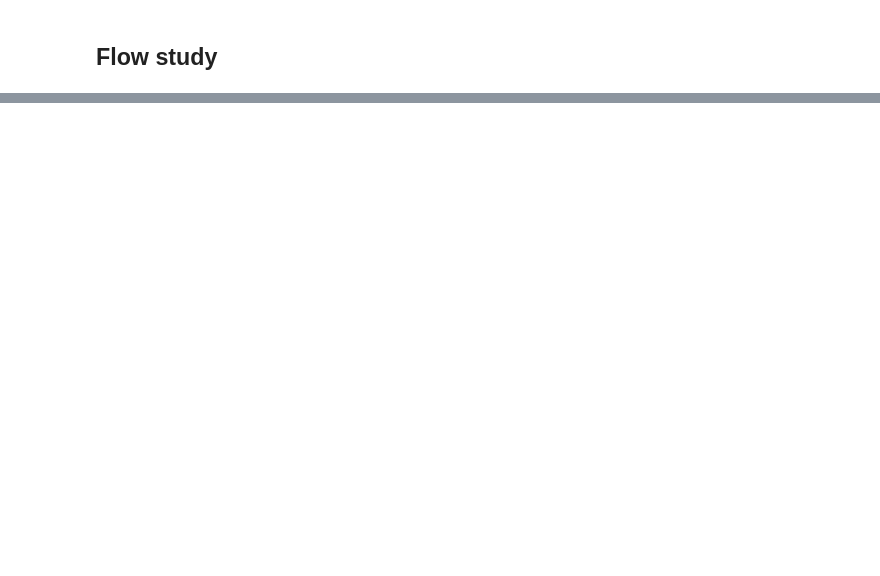
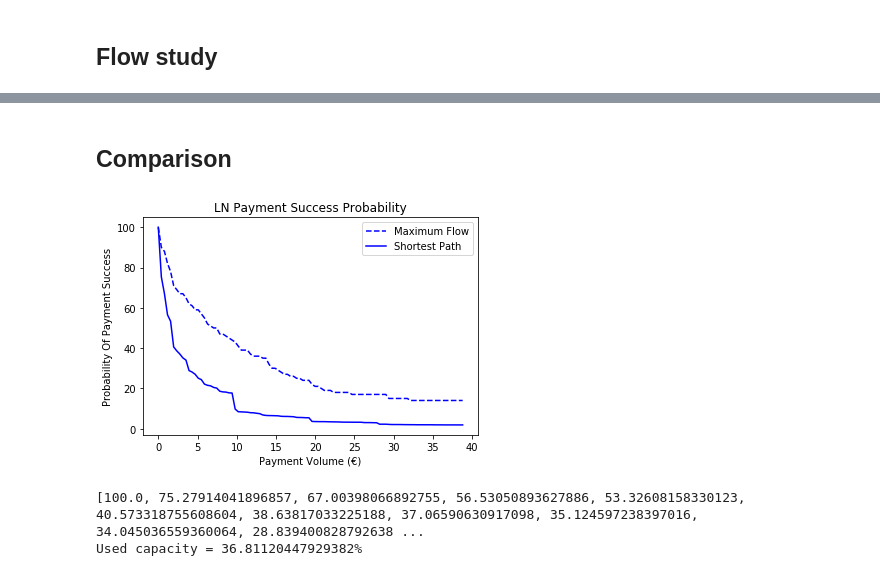
Before and after one commit to jsmvalente/lightningRoutingStudy, a Jupyter notebook: notebooks/flowStudy.ipynb, the cells around one changed output, grey strips where cells are left out. Saved outputs shown, nothing was run; the diff lists cells and outputs as text; code cells hidden in the pictures; blank space fills up the shorter version.

```diff
--- a/notebooks/flowStudy.ipynb
+++ b/notebooks/flowStudy.ipynb
@@ -155,0 +129,26 @@ Total time estimation is:  44469  seconds
+# %%
+import matplotlib.pyplot as plt
+
+# Graph with Probability of payment success as a function of payments size (satoshis)
+totalFlows = flowsWithCapacity[0]
+paymentProbFlow = [(i/totalFlows)*100 for i in flowsWithCapacity]
+paymentSizeFlow = [10000*i for i in range(0,100)]
+
+plt.plot(paymentSizeFlow, paymentProbFlow, 'b')
+plt.title("LN Biggest Flow Payment Success Probability")
+plt.ylabel("Probability Of Payment Success")
+plt.xlabel("Payment Volume (Sats)")
+
+plt.show()
+
+# Graph with Probability of payment success as a function of payments size (€)
+totalFlows = flowsWithCapacity[0]
+paymentProbFlow = [(i/totalFlows)*100 for i in flowsWithCapacity]
+paymentSizeFlow = [(10000*i)*0.00003920 for i in range(0,100)]
+
+plt.plot(paymentSizeFlow, paymentProbFlow, 'b')
+plt.title("LN Biggest Flow Payment Success Probability")
+plt.ylabel("Probability Of Payment Success")
+plt.xlabel("Payment Volume (€)")
+
+plt.show()
@@ -155,0 +158,24 @@ Total time estimation is:  44469  seconds
+# %% [markdown]
+## Comparison
+# %%
+#Compare the two graphs
+
+plt.title("LN Payment Success Probability")
+plt.ylabel("Probability Of Payment Success")
+plt.xlabel("Payment Volume (€)")
+
+plt.plot(paymentSizeFlow, paymentProbFlow, 'b', linestyle='--', label="Maximum Flow")
+plt.plot(paymentSizePath, paymentProbPath, 'b', label="Shortest Path")
+plt.legend()
+plt.show()
+# %% [output]
+[figure, added]
+# %%
+used_capacity = sum(paymentProbPath)/sum(paymentProbFlow)
+
+print(paymentProbPath)
+
+print("Used capacity = " + str(used_capacity*100) + "%")
+# %% [output]
+[100.0, 75.27914041896857, 67.00398066892755, 56.53050893627886, 53.32608158330123, 40.573318755608604, 38.63817033225188, 37.06590630917098, 35.124597238397016, 34.045036559360064, 28.839400828792638 ...
+Used capacity = 36.81120447929382%
```
Also changed, not shown: parts of 12 cells of this notebook, 3 other files.
